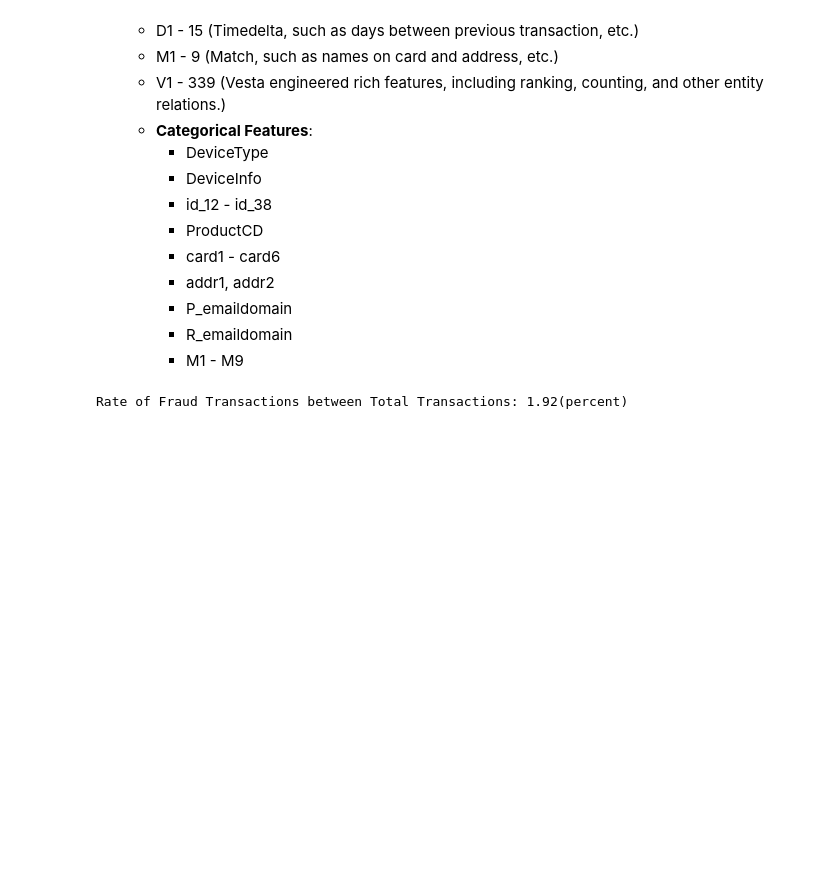
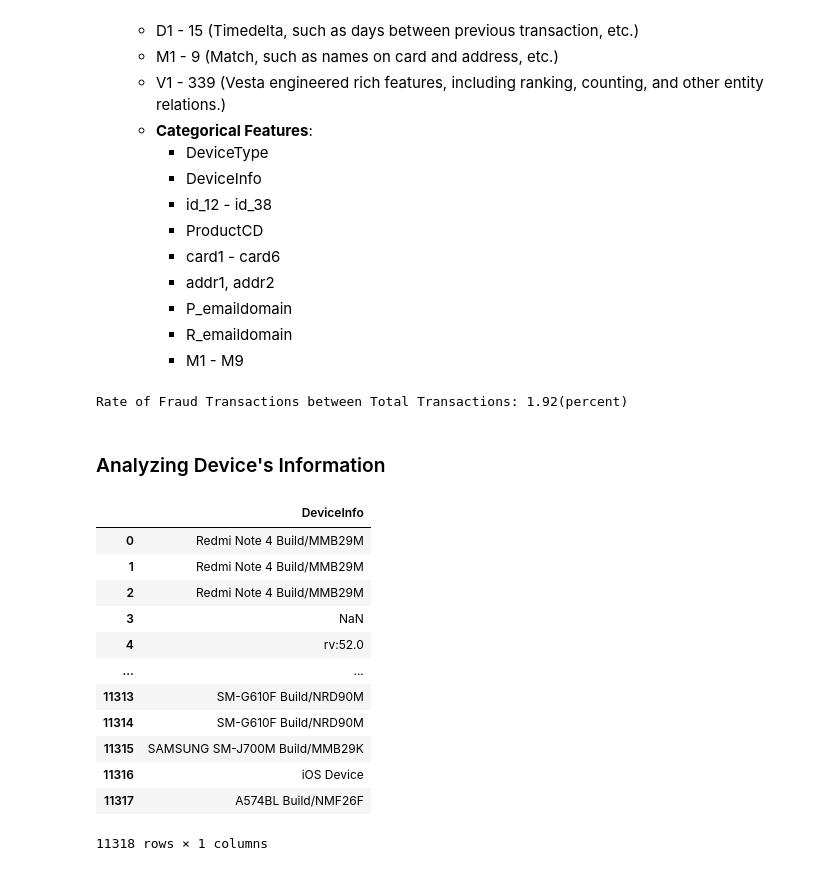
Before and after one commit to YI-Hongju/IEEE-CIS_Fraud_Detection, a Jupyter notebook: src/main.ipynb, the cells around one changed output. Cells and saved outputs as stored; diff of their text form; code cells hidden in the pictures; blank space fills up the shorter version.

```diff
--- a/src/main.ipynb
+++ b/src/main.ipynb
@@ -225,3 +225,22 @@ fraud_full
 print('Rate of Fraud Transactions between Total Transactions: %.2f(percent)' % (len(fraud_full) / len(train_trsc) * 100))
 # %% [output]
 Rate of Fraud Transactions between Total Transactions: 1.92(percent)
+# %% [markdown]
+### Analyzing Device's Information
+# %%
+fraud_dev_info = fraud_full.DeviceInfo.to_frame()
+fraud_dev_info
+# %% [output]
+|  | DeviceInfo |
+| 0 | Redmi Note 4 Build/MMB29M |
+| 1 | Redmi Note 4 Build/MMB29M |
+| 2 | Redmi Note 4 Build/MMB29M |
+| 3 | NaN |
+| 4 | rv:52.0 |
+| ... | ... |
+| 11313 | SM-G610F Build/NRD90M |
+| 11314 | SM-G610F Build/NRD90M |
+| 11315 | SAMSUNG SM-J700M Build/MMB29K |
+| 11316 | iOS Device |
+| 11317 | A574BL Build/NMF26F |
+11318 rows × 1 columns
```
Also changed, not shown: parts of 8 cells of this notebook.
